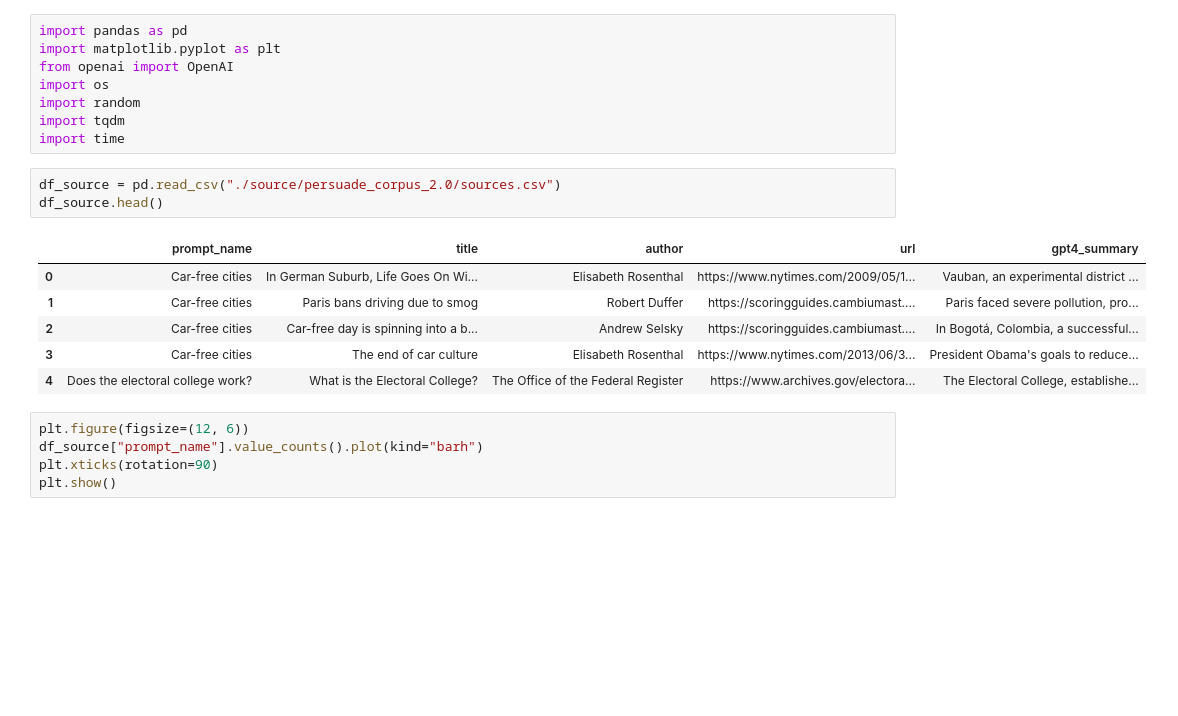
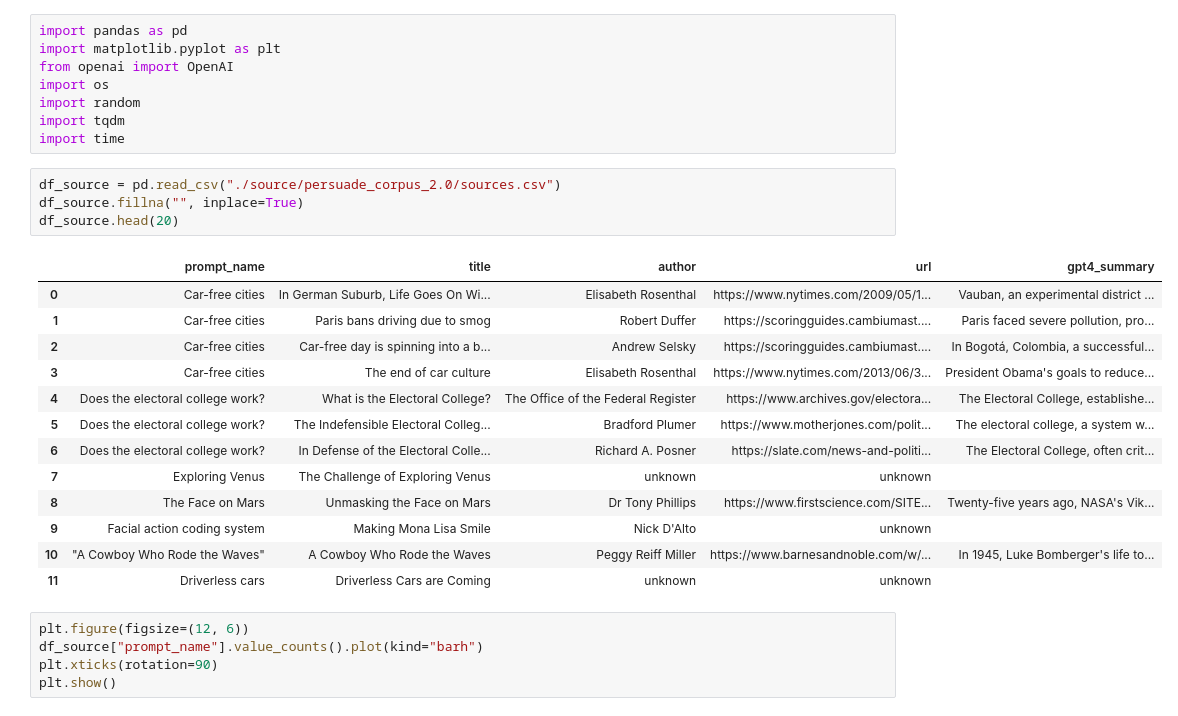
Before and after one commit to Lizhecheng02/Kaggle-LLM-Detect_AI_Generated_Text, a Jupyter notebook: generate_dataset/prompt_pc2.ipynb, the cells around one changed output. Saved outputs shown, nothing was run; the diff lists cells and outputs as text; blank space fills up the shorter version.

```diff
--- a/generate_dataset/prompt_pc2.ipynb
+++ b/generate_dataset/prompt_pc2.ipynb
@@ -8,14 +8,22 @@ import tqdm
 import time
 # %%
 df_source = pd.read_csv("./source/persuade_corpus_2.0/sources.csv")
-df_source.head()
+df_source.fillna("", inplace=True)
+df_source.head(20)
 # %% [output]
 |  | prompt_name | title | author | url | gpt4_summary |
 | 0 | Car-free cities | In German Suburb, Life Goes On Wi... | Elisabeth Rosenthal | https://www.nytimes.com/2009/05/1... | Vauban, an experimental district ... |
 | 1 | Car-free cities | Paris bans driving due to smog | Robert Duffer | https://scoringguides.cambiumast.... | Paris faced severe pollution, pro... |
 | 2 | Car-free cities | Car-free day is spinning into a b... | Andrew Selsky | https://scoringguides.cambiumast.... | In Bogotá, Colombia, a successful... |
 | 3 | Car-free cities | The end of car culture | Elisabeth Rosenthal | https://www.nytimes.com/2013/06/3... | President Obama's goals to reduce... |
 | 4 | Does the electoral college work? | What is the Electoral College? | The Office of the Federal Register | https://www.archives.gov/electora... | The Electoral College, establishe... |
+| 5 | Does the electoral college work? | The Indefensible Electoral Colleg... | Bradford Plumer | https://www.motherjones.com/polit... | The electoral college, a system w... |
+| 6 | Does the electoral college work? | In Defense of the Electoral Colle... | Richard A. Posner | https://slate.com/news-and-politi... | The Electoral College, often crit... |
+| 7 | Exploring Venus | The Challenge of Exploring Venus | unknown | unknown |  |
+| 8 | The Face on Mars | Unmasking the Face on Mars | Dr Tony Phillips | https://www.firstscience.com/SITE... | Twenty-five years ago, NASA's Vik... |
+| 9 | Facial action coding system | Making Mona Lisa Smile | Nick D'Alto | unknown |  |
+| 10 | "A Cowboy Who Rode the Waves" | A Cowboy Who Rode the Waves | Peggy Reiff Miller | https://www.barnesandnoble.com/w/... | In 1945, Luke Bomberger's life to... |
+| 11 | Driverless cars | Driverless Cars are Coming | unknown | unknown |  |
 # %%
 plt.figure(figsize=(12, 6))
 df_source["prompt_name"].value_counts().plot(kind="barh")
```
Also changed, not shown: parts of 2 cells of this notebook.
